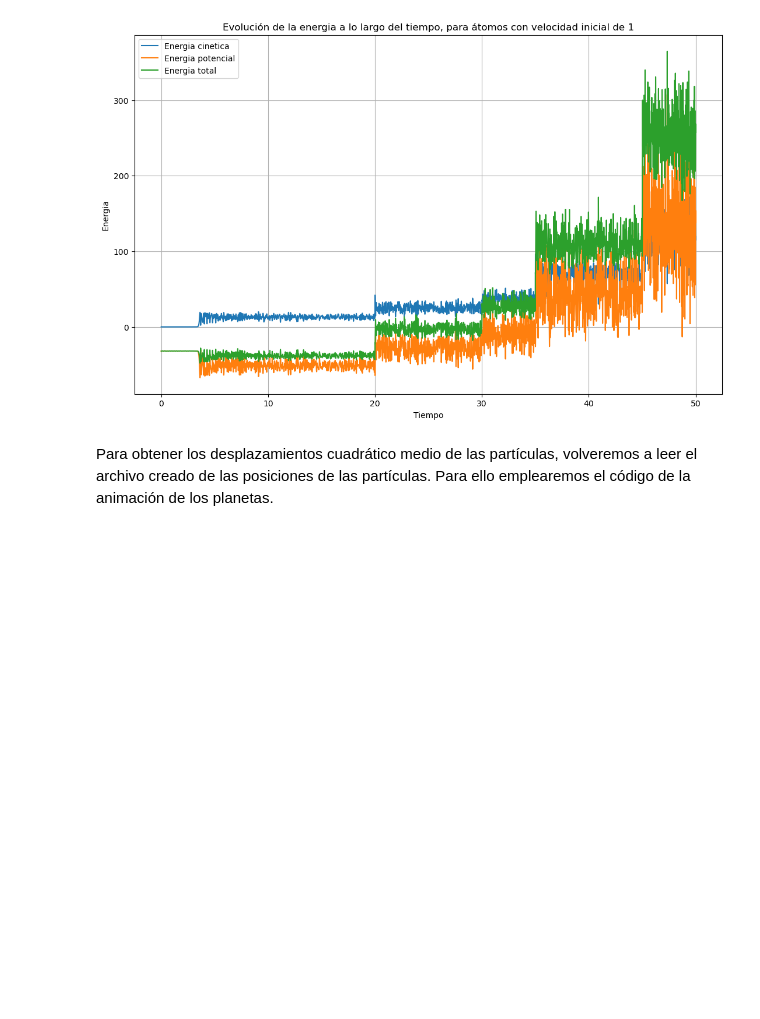
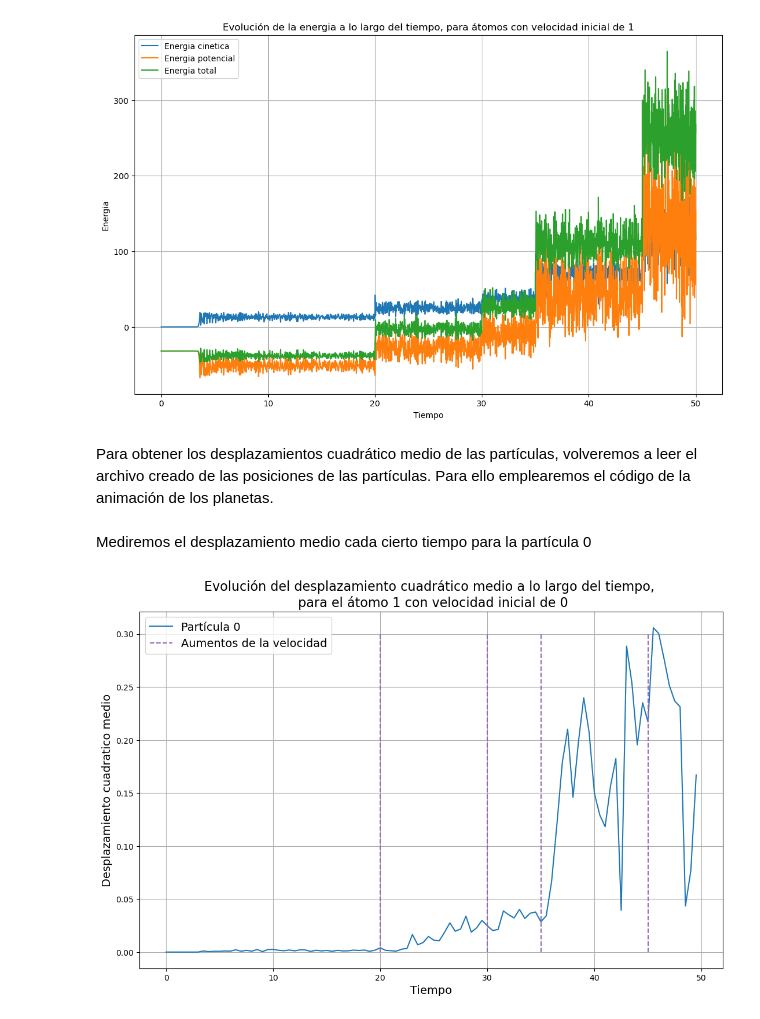
Before and after one commit to liuzhuozhuo/liuzhuozhuo_compu2324, a Jupyter notebook: voluntario1/lennard_jones_apart_4.ipynb, the cells around one changed output. Cells and saved outputs as stored; diff of their text form; code cells hidden in the pictures; blank space fills up the shorter version.

```diff
--- a/voluntario1/lennard_jones_apart_4.ipynb
+++ b/voluntario1/lennard_jones_apart_4.ipynb
@@ -141,6 +141,16 @@ def write_vector(r, f):
 def write_velocity(v, f):
     for i in range(N):
         f.write(f"{v[i, 0]}, {v[i, 1]}, {np.linalg.norm(v[i])}\n")
+
+def compute_mean_square_displacement(r1, r2):
+    num = 0
+    if len(r1) != len(r2):
+        for i in range(len(r1)):
+            num = np.linalg.norm(r1[i] - r2)**2
+    else:
+        for i in range(len(r1)):
+            num = np.linalg.norm(r1[i] - r2[i])**2
+    return num/len(r1)
 # %% [markdown]
 Calcula la evolución del sistema (posiciones y energías), partiendo de unas condiciones iniciales. Almacena dicha información en los ficheros destinados para ello.
 # %%
@@ -332,3 +342,33 @@ for frame_data_str in data_str.split("\n\n"):
 
     # Añade los datos de este fotograma a la lista
     frames_data.append(frame_data)
+
+data = np.array(frames_data)
+# %% [markdown]
+Mediremos el desplazamiento medio cada cierto tiempo para la partícula 0
+# %%
+time_between_measurement = 0.5
+desplazamiento = np.zeros(int(Time/time_between_measurement))
+n = int(len(data[:,0])/len(desplazamiento))
+for i in range (len(desplazamiento)):
+    desplazamiento[i] = compute_mean_square_displacement(data[:,0][i*n:(i+1)*n], data[:,0][0])
+
+fig=plt.figure(figsize=(13,8))
+ax=fig.add_subplot(111)
+
+time_steps = np.arange(0, Time, time_between_measurement)
+
+plt.plot(time_steps, desplazamiento, label="Partícula 0")
+plt.vlines(20, 0, 0.3, color='tab:purple', linestyle='--', label='Aumentos de la velocidad')
+plt.vlines(30, 0, 0.3, color='tab:purple', linestyle='--')
+plt.vlines(35, 0, 0.3, color='tab:purple', linestyle='--')
+plt.vlines(45, 0, 0.3, color='tab:purple', linestyle='--')
+plt.xlabel("Tiempo", fontsize=14)
+plt.ylabel("Desplazamiento cuadratico medio", fontsize=14)
+plt.legend(fontsize=14)
+plt.title("Evolución del desplazamiento cuadrático medio a lo largo del tiempo, \n para el átomo 1 con velocidad inicial de 0", fontsize=16)
+plt.grid()
+
+plt.savefig(f"latex/plots/desplazamiento_1_particula.png")
+# %% [output]
+[figure, added]
```
Also changed, not shown: 5 other files.
